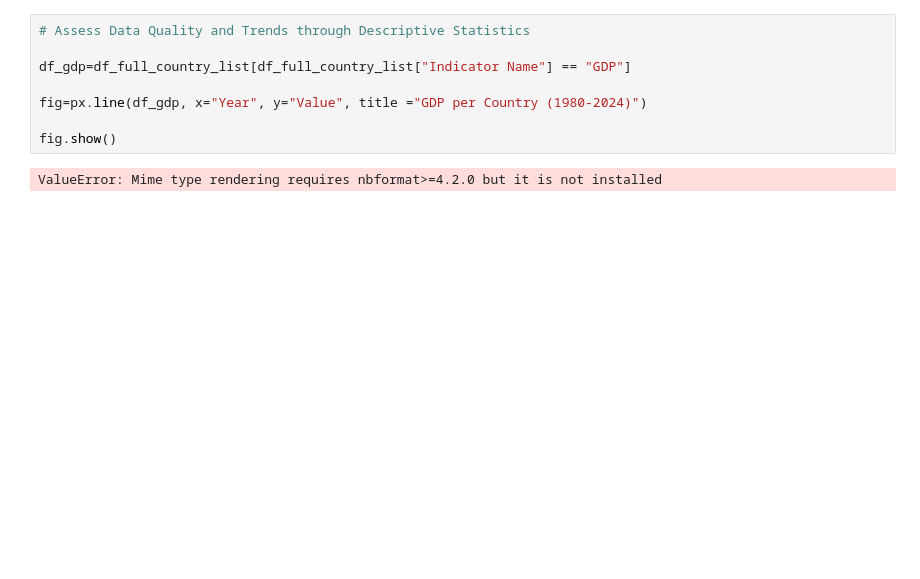
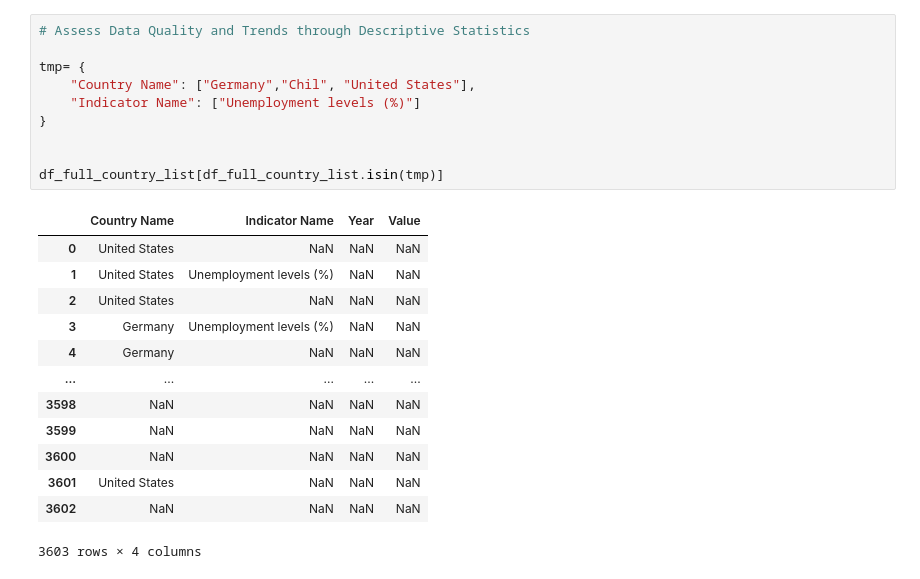
Before and after one commit to MDYCK12/Well-Being-Economics-, a Jupyter notebook: Notebooks/Max.ipynb, the cells around one changed output. Saved outputs shown, nothing was run; the diff lists cells and outputs as text; blank space fills up the shorter version.

```diff
--- a/Notebooks/Max.ipynb
+++ b/Notebooks/Max.ipynb
@@ -26,10 +42,24 @@ df_full_country_list
 # %%
 # Assess Data Quality and Trends through Descriptive Statistics
 
-df_gdp=df_full_country_list[df_full_country_list["Indicator Name"] == "GDP"]
+tmp= {
+    "Country Name": ["Germany","Chil", "United States"],
+    "Indicator Name": ["Unemployment levels (%)"]
+}
 
-fig=px.line(df_gdp, x="Year", y="Value", title ="GDP per Country (1980-2024)")
 
-fig.show()
+df_full_country_list[df_full_country_list.isin(tmp)]
 # %% [output]
+|  | Country Name | Indicator Name | Year | Value |
+| 0 | United States | NaN | NaN | NaN |
+| 1 | United States | Unemployment levels (%) | NaN | NaN |
+| 2 | United States | NaN | NaN | NaN |
+| 3 | Germany | Unemployment levels (%) | NaN | NaN |
+| 4 | Germany | NaN | NaN | NaN |
+| ... | ... | ... | ... | ... |
+| 3598 | NaN | NaN | NaN | NaN |
+| 3599 | NaN | NaN | NaN | NaN |
+| 3600 | NaN | NaN | NaN | NaN |
+| 3601 | United States | NaN | NaN | NaN |
+| 3602 | NaN | NaN | NaN | NaN |
-ValueError: Mime type rendering requires nbformat>=4.2.0 but it is not installed
+3603 rows × 4 columns
```
Also changed, not shown: parts of 14 cells of this notebook, 1 other file.
